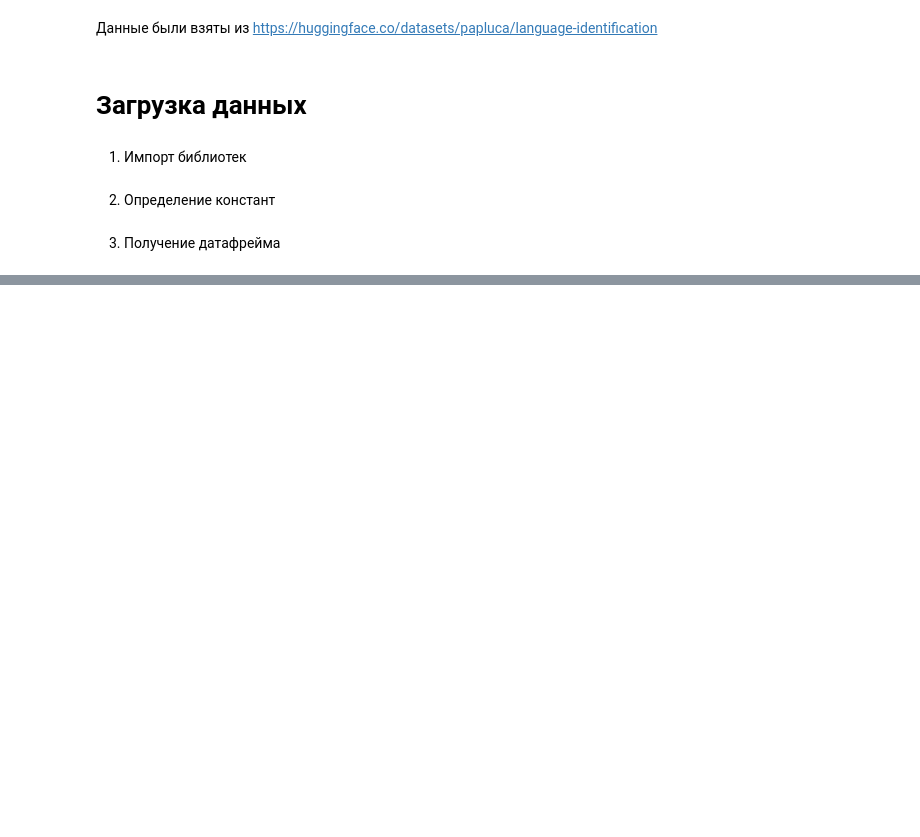
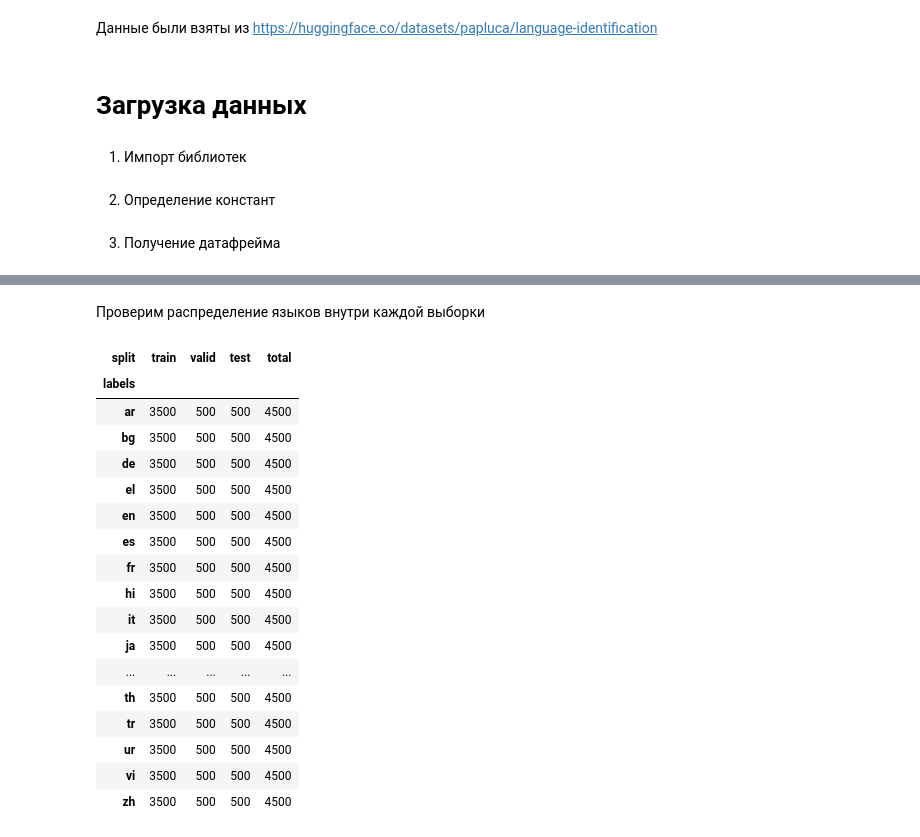
Before and after one commit to glitch-prog/lang-id, a Jupyter notebook: notebooks/01_eda.ipynb, the cells around one changed output, grey strips where cells are left out. Cells and saved outputs as stored; diff of their text form; code cells hidden in the pictures; blank space fills up the shorter version.

```diff
--- a/notebooks/01_eda.ipynb
+++ b/notebooks/01_eda.ipynb
@@ -31,0 +101,30 @@ df = pd.concat(
+# %% [markdown]
+Проверим распределение языков внутри каждой выборки
+# %%
+languages_counts = pd.crosstab(
+  df["labels"],
+  df["split"],
+).reindex(columns=["train", "valid", "test"])
+
+languages_counts["total"] = languages_counts.sum(axis=1)
+
+display(languages_counts)
+# %% [output]
+| split | train | valid | test | total |
+| labels |  |  |  |  |
+| ar | 3500 | 500 | 500 | 4500 |
+| bg | 3500 | 500 | 500 | 4500 |
+| de | 3500 | 500 | 500 | 4500 |
+| el | 3500 | 500 | 500 | 4500 |
+| en | 3500 | 500 | 500 | 4500 |
+| es | 3500 | 500 | 500 | 4500 |
+| fr | 3500 | 500 | 500 | 4500 |
+| hi | 3500 | 500 | 500 | 4500 |
+| it | 3500 | 500 | 500 | 4500 |
+| ja | 3500 | 500 | 500 | 4500 |
+| ... | ... | ... | ... | ... |
+| th | 3500 | 500 | 500 | 4500 |
+| tr | 3500 | 500 | 500 | 4500 |
+| ur | 3500 | 500 | 500 | 4500 |
+| vi | 3500 | 500 | 500 | 4500 |
+| zh | 3500 | 500 | 500 | 4500 |
```
Also changed, not shown: parts of 15 cells of this notebook, 2 other files.
